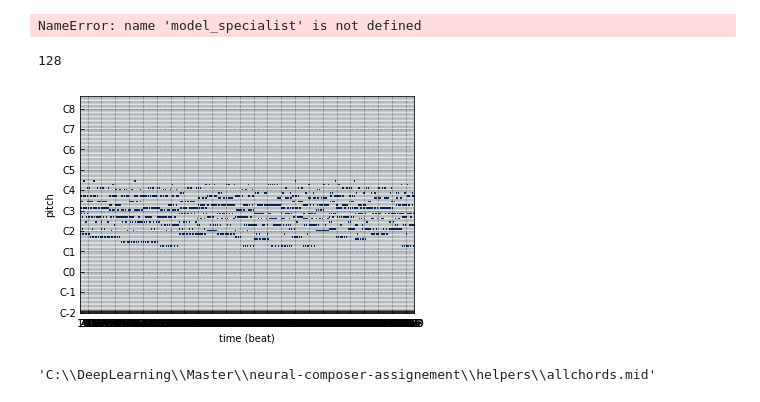
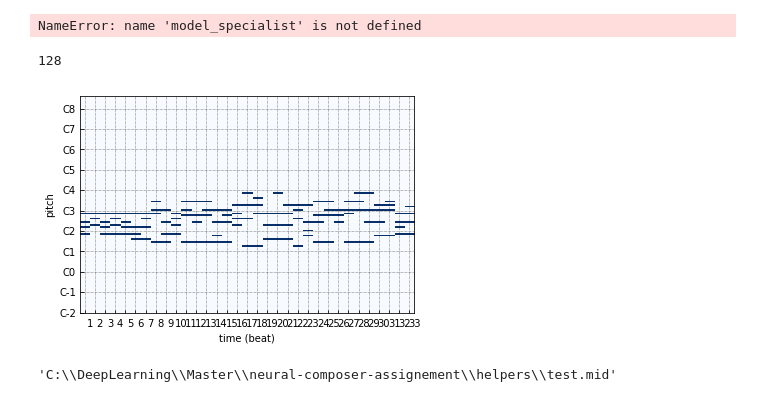
Before and after one commit to nsthtz/Master, a Jupyter notebook: neural-composer-assignement/helpers/GRU.ipynb, the cells around one changed output. Saved outputs shown, nothing was run; the diff lists cells and outputs as text; code cells hidden in the pictures.

```diff
--- a/neural-composer-assignement/helpers/GRU.ipynb
+++ b/neural-composer-assignement/helpers/GRU.ipynb
@@ -115,15 +115,15 @@ NameError: name 'model_specialist' is not defined
 # %%
 #datp.piano_roll_to_mid_file("C:\DeepLearning\Master\IP\fourpart\test.csv","test",1,11)
 data2 = dataset.pianoroll_dataset_batch("C:\DeepLearning\Master\\IP\\fourpart\\output")
 print(data2[0][0].shape[2])
 #data2.view_pianoroll(0)
 datp.visualize_piano_roll(data2.data[0],fs=1)
 play, matrix = datp.embed_play_v1(data2.data[0],fs=1)
 play
 
 matrix *= 100
-datp.piano_roll_to_mid_file(matrix,"allchords.mid",2,53)
+datp.piano_roll_to_mid_file(matrix,"test.mid",1,49)
 # %% [output]
 128
-[figure, old version]
+[figure, new version]
-'C:\\DeepLearning\\Master\\neural-composer-assignement\\helpers\\allchords.mid'
+'C:\\DeepLearning\\Master\\neural-composer-assignement\\helpers\\test.mid'
```
Also changed, not shown: 2 other files.
